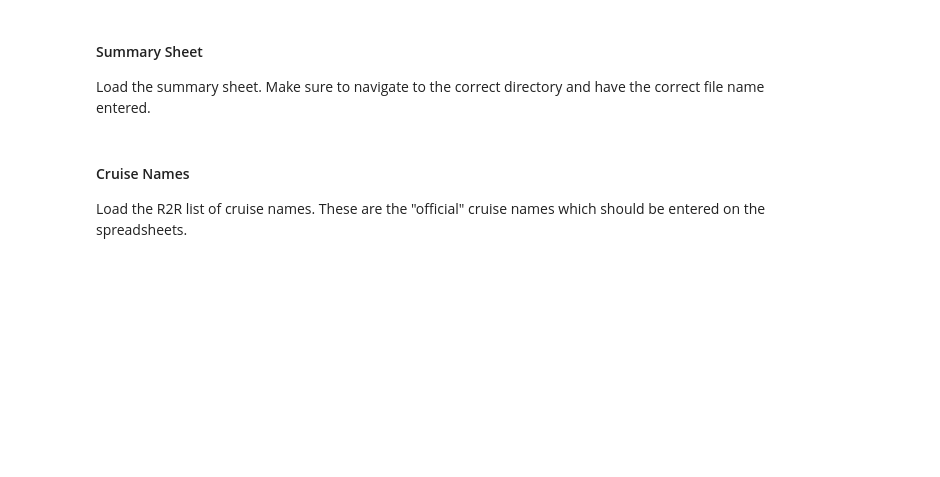
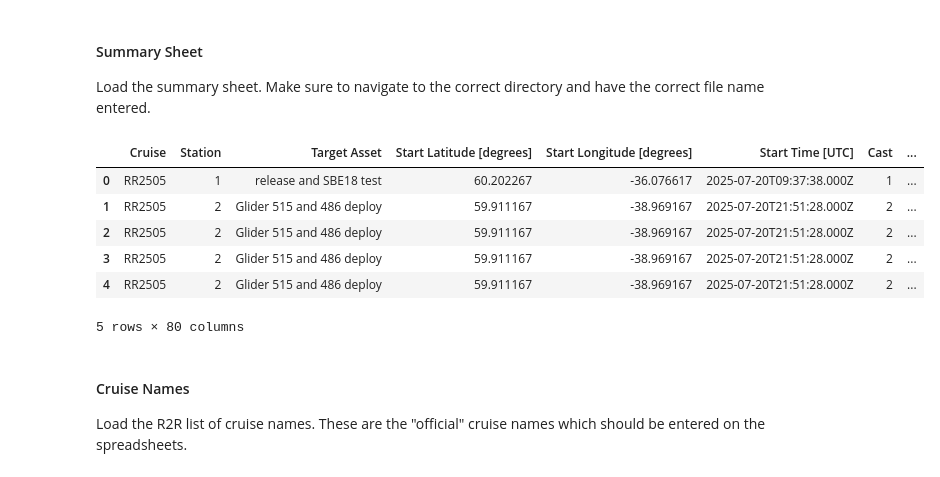
Before and after one commit to WHOIGit/ooicgsn-data-tools, a Jupyter notebook: discrete_summary_checker/example/Check_Format.ipynb, the cells around one changed output. Saved outputs shown, nothing was run; the diff lists cells and outputs as text; code cells hidden in the pictures; blank space fills up the shorter version.

```diff
--- a/discrete_summary_checker/example/Check_Format.ipynb
+++ b/discrete_summary_checker/example/Check_Format.ipynb
@@ -17,8 +17,16 @@ import numpy as np
 #### Summary Sheet
 Load the summary sheet. Make sure to navigate to the correct directory and have the correct file name entered.
 # %%
-summary_sheet = pd.read_excel("/home/areed/Documents/OOI/reedan88/QAQC_Sandbox/Ship_data/data/Papa-10/Station_Papa-10_SKQ202308S_Discrete_Summary_2024-01-23_ACR.xlsx")
+summary_sheet = pd.read_excel("C:/Users/areed/Documents/OOI/Ship_Data/Irminger-12/Irminger_Sea-12_RR2505_Discrete_Summary_2025-11-24_RGT.xlsx")
 summary_sheet.head()
+# %% [output]
+|  | Cruise | Station | Target Asset | Start Latitude [degrees] | Start Longitude [degrees] | Start Time [UTC] | Cast | ... |
+| 0 | RR2505 | 1 | release and SBE18 test | 60.202267 | -36.076617 | 2025-07-20T09:37:38.000Z | 1 | ... |
+| 1 | RR2505 | 2 | Glider 515 and 486 deploy | 59.911167 | -38.969167 | 2025-07-20T21:51:28.000Z | 2 | ... |
+| 2 | RR2505 | 2 | Glider 515 and 486 deploy | 59.911167 | -38.969167 | 2025-07-20T21:51:28.000Z | 2 | ... |
+| 3 | RR2505 | 2 | Glider 515 and 486 deploy | 59.911167 | -38.969167 | 2025-07-20T21:51:28.000Z | 2 | ... |
+| 4 | RR2505 | 2 | Glider 515 and 486 deploy | 59.911167 | -38.969167 | 2025-07-20T21:51:28.000Z | 2 | ... |
+5 rows × 80 columns
 # %% [markdown]
 #### Cruise Names
 Load the R2R list of cruise names. These are the "official" cruise names which should be entered on the spreadsheets.
```
Also changed, not shown: parts of 4 cells of this notebook, 21 other files.
